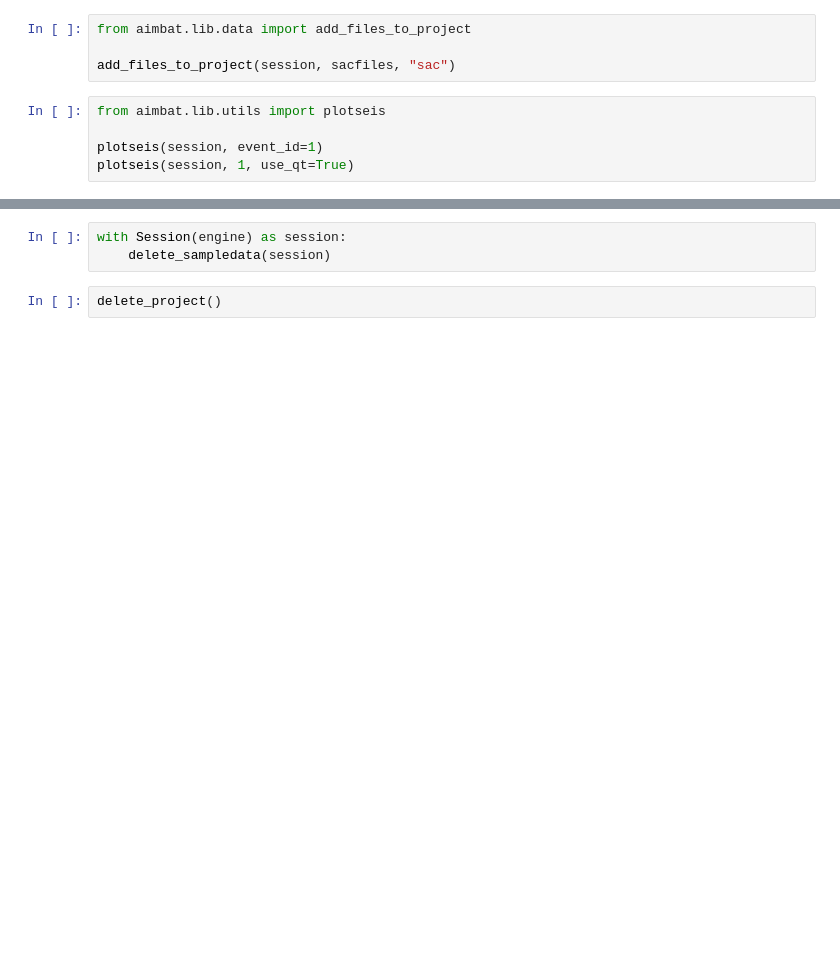
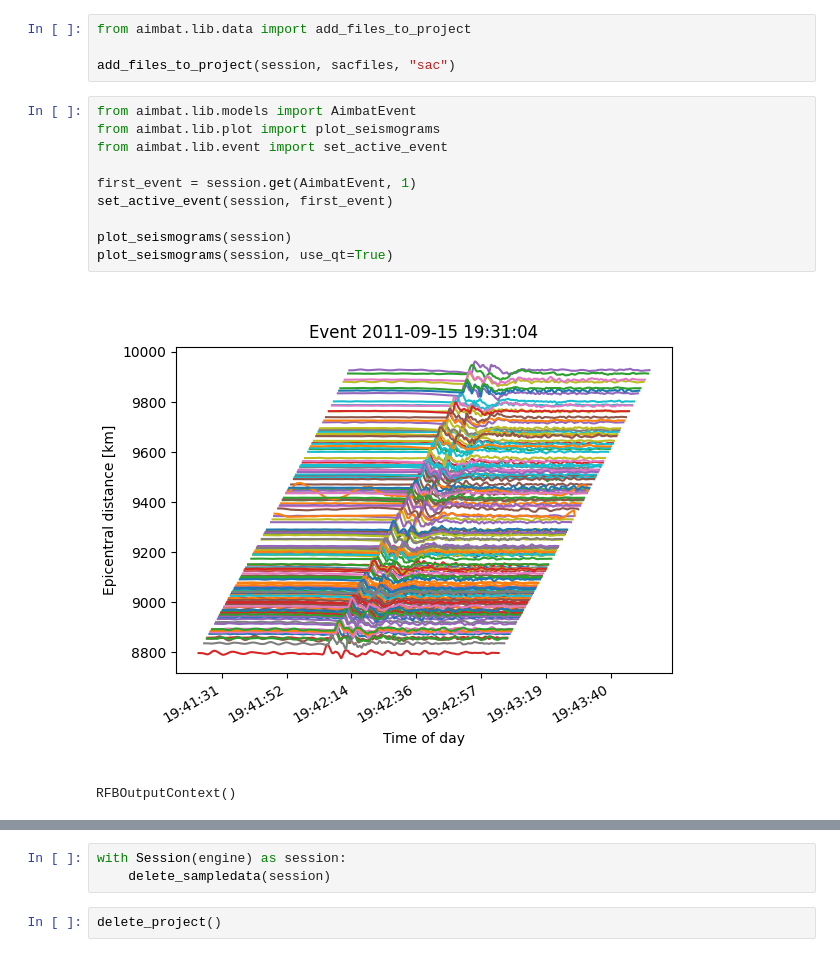
Before and after one commit to pysmo/aimbat, a Jupyter notebook: docs/examples/tutorial.ipynb, the cells around one changed output, grey strips where cells are left out. Saved outputs shown, nothing was run; the diff lists cells and outputs as text; blank space fills up the shorter version.

Commit message:
feat: add plot command group

```diff
--- a/docs/examples/tutorial.ipynb
+++ b/docs/examples/tutorial.ipynb
@@ -79,7 +100,15 @@ from aimbat.lib.data import add_files_to_project
 
 add_files_to_project(session, sacfiles, "sac")
 # %%
-from aimbat.lib.utils import plotseis
+from aimbat.lib.models import AimbatEvent
+from aimbat.lib.plot import plot_seismograms
+from aimbat.lib.event import set_active_event
 
-plotseis(session, event_id=1)
-plotseis(session, 1, use_qt=True)
+first_event = session.get(AimbatEvent, 1)
+set_active_event(session, first_event)
+
+plot_seismograms(session)
+plot_seismograms(session, use_qt=True)
+# %% [output]
+[figure, added]
+RFBOutputContext()
```
Also changed, not shown: parts of 4 cells of this notebook, 15 other files.
